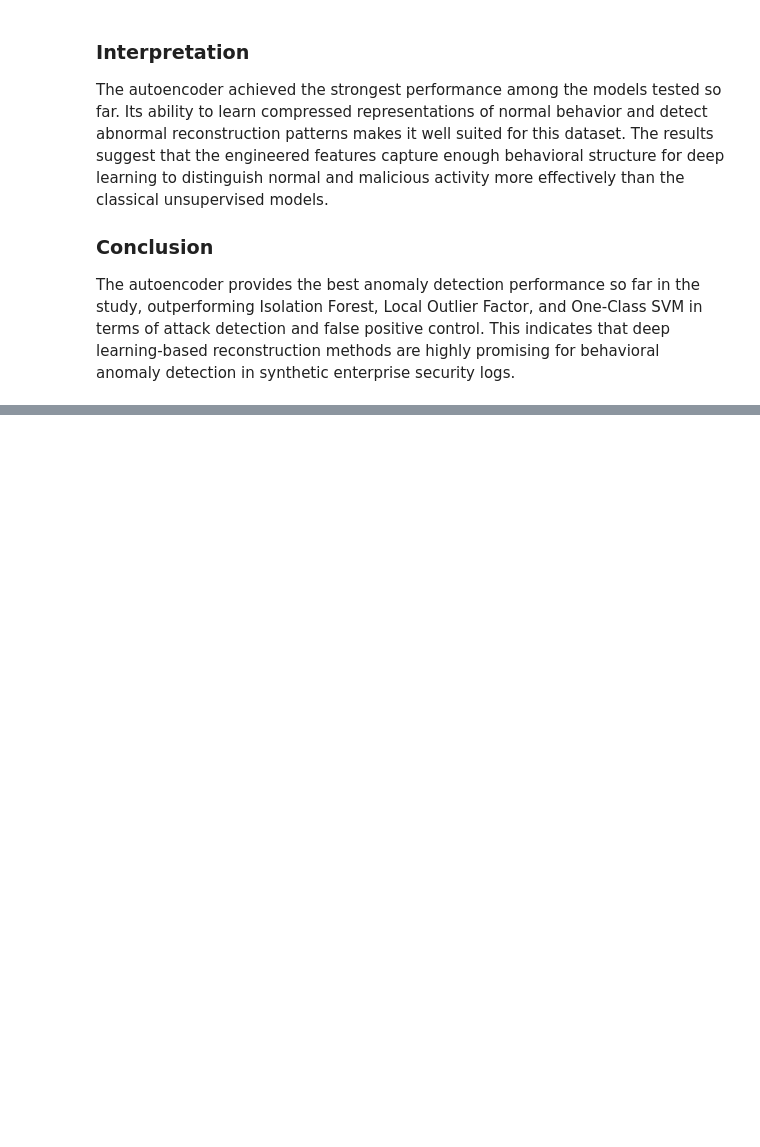
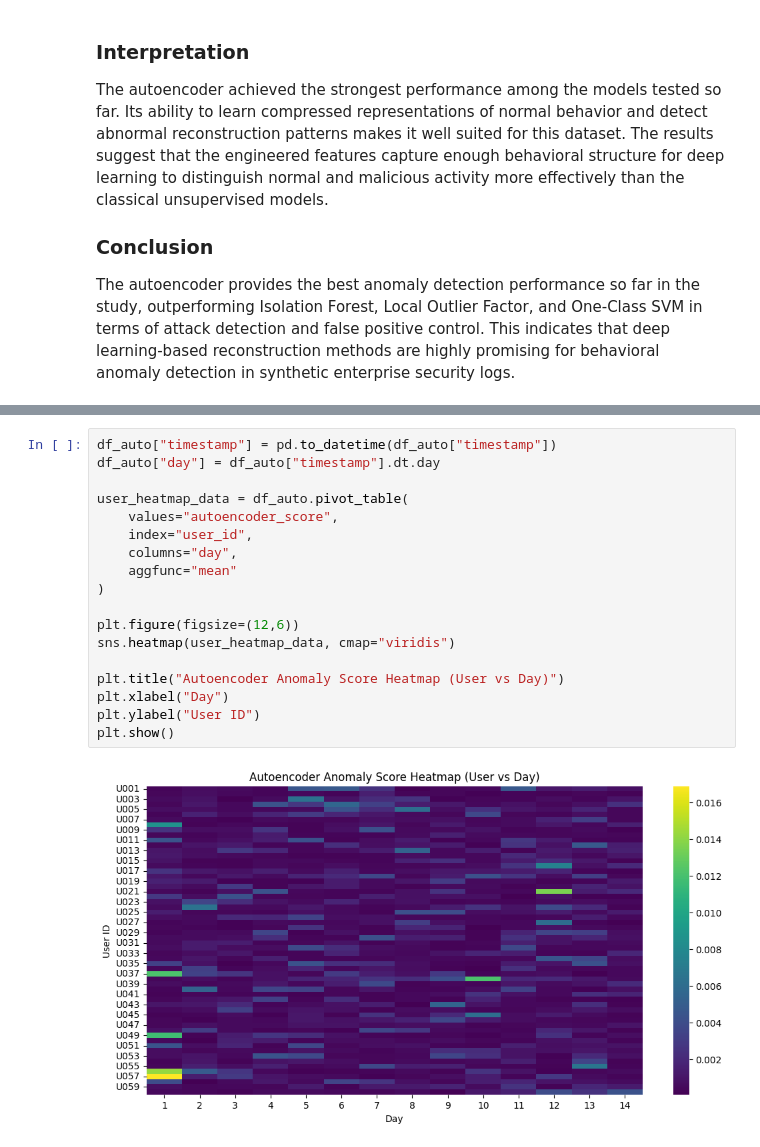
Before and after one commit to 0x0allenace/security-anomaly-project, a Jupyter notebook: notebooks/exploration.ipynb, the cells around one changed output, grey strips where cells are left out. Drawn from its saved outputs; the diff is of its cells as text; blank space fills up the shorter version.

```diff
--- a/notebooks/exploration.ipynb
+++ b/notebooks/exploration.ipynb
@@ -1215,0 +1477,20 @@ The autoencoder provides the best anomaly detection performance so far in the st
+# %%
+df_auto["timestamp"] = pd.to_datetime(df_auto["timestamp"])
+df_auto["day"] = df_auto["timestamp"].dt.day
+
+user_heatmap_data = df_auto.pivot_table(
+    values="autoencoder_score",
+    index="user_id",
+    columns="day",
+    aggfunc="mean"
+)
+
+plt.figure(figsize=(12,6))
+sns.heatmap(user_heatmap_data, cmap="viridis")
+
+plt.title("Autoencoder Anomaly Score Heatmap (User vs Day)")
+plt.xlabel("Day")
+plt.ylabel("User ID")
+plt.show()
+# %% [output]
+[figure, added]
```
Also changed, not shown: parts of 37 cells of this notebook, 8 other files.
